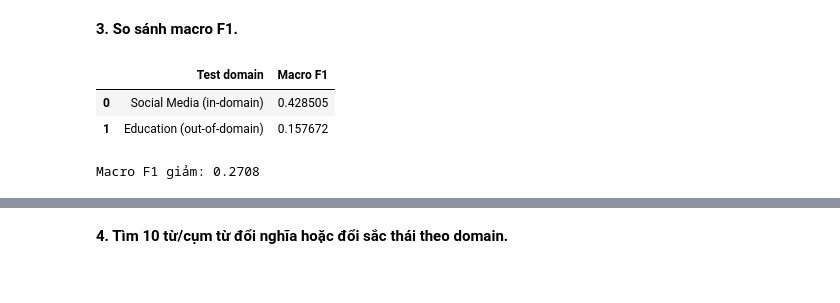
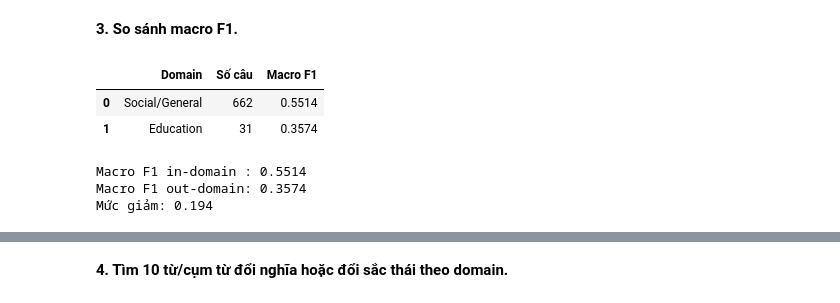
Before and after one commit to Van1912/NLP, a Jupyter notebook: Chap3Text_Classification_Sentiment.ipynb, the cells around one changed output, grey strips where cells are left out. Saved outputs shown, nothing was run; the diff lists cells and outputs as text; code cells hidden in the pictures.

```diff
--- a/Chap3Text_Classification_Sentiment.ipynb
+++ b/Chap3Text_Classification_Sentiment.ipynb
@@ -4609,0 +4599,20 @@ print("Đã train trên domain A - Social Media")
+# %%
+edu_terms = ["học", "trường", "lớp", "đại học", "sinh viên", "học sinh", "giáo viên", "thầy", "thi", "môn", "bài tập", "kiểm tra", "đề thi", "điểm thi", "học bổng", "đồ án", "khóa luận", "giảng", "tín chỉ", "gpa", "ra trường", "đuổi học", "cúp học", "học thêm"]
+
+edu_pattern = r"(?<!\w)(?:" + "|".join(re.escape(x) for x in sorted(edu_terms, key=len, reverse=True)) + r")(?!\w)"
+
+train_domain = task3_train.copy()
+train_domain["domain"] = np.where(train_domain["text_norm"].str.contains(edu_pattern, regex=True, na=False), "Education", "Social/General")
+
+train_general = train_domain[train_domain["domain"] == "Social/General"].copy()
+
+domain_model = Pipeline([
+    ("tfidf", TfidfVectorizer(ngram_range=(1, 2), min_df=2)),
+    ("clf", LogisticRegression(max_iter=2000, random_state=RANDOM_STATE, class_weight="balanced"))
+])
+
+domain_model.fit(train_general["text_norm"], train_general["emotion"])
+
+print("Domain train: Social/General")
+print("Số câu train:", len(train_general))
+print("Số lớp:", train_general["emotion"].nunique())
@@ -4665,20 +4652,32 @@ display(education_data)
 # %% [markdown]
 **3. So sánh macro F1.**
 # %%
-in_pred = domain_model.predict(X_test)
-in_f1 = f1_score(y_test, in_pred, average="macro", zero_division=0)
+test_general = test_domain[test_domain["domain"] == "Social/General"].copy()
+pred_general = domain_model.predict(test_general["text_norm"])
 
-out_f1 = f1_score(education_data["emotion"], education_data["prediction"], average="macro", zero_division=0)
+_, _, f1_general, _ = precision_recall_fscore_support(
+    test_general["emotion"], pred_general, average="macro", zero_division=0
+)
 
-domain_results = pd.DataFrame({
-    "Test domain": ["Social Media (in-domain)", "Education (out-of-domain)"],
-    "Macro F1": [in_f1, out_f1]
+_, _, f1_education, _ = precision_recall_fscore_support(
+    test_education["emotion"], pred_education, average="macro", zero_division=0
+)
+
+result_domain = pd.DataFrame({
+    "Domain": ["Social/General", "Education"],
+    "Số câu": [len(test_general), len(test_education)],
+    "Macro F1": [f1_general, f1_education]
 })
 
-display(domain_results)
-print("Macro F1 giảm:", round(in_f1 - out_f1, 4))
+display(result_domain.round(4))
+
+print("Macro F1 in-domain :", round(f1_general, 4))
+print("Macro F1 out-domain:", round(f1_education, 4))
+print("Mức giảm:", round(f1_general - f1_education, 4))
 # %% [output]
-|  | Test domain | Macro F1 |
-| 0 | Social Media (in-domain) | 0.428505 |
-| 1 | Education (out-of-domain) | 0.157672 |
+|  | Domain | Số câu | Macro F1 |
+| 0 | Social/General | 662 | 0.5514 |
+| 1 | Education | 31 | 0.3574 |
-Macro F1 giảm: 0.2708
+Macro F1 in-domain : 0.5514
+Macro F1 out-domain: 0.3574
+Mức giảm: 0.194
```
Also changed, not shown: parts of 10 cells of this notebook.
